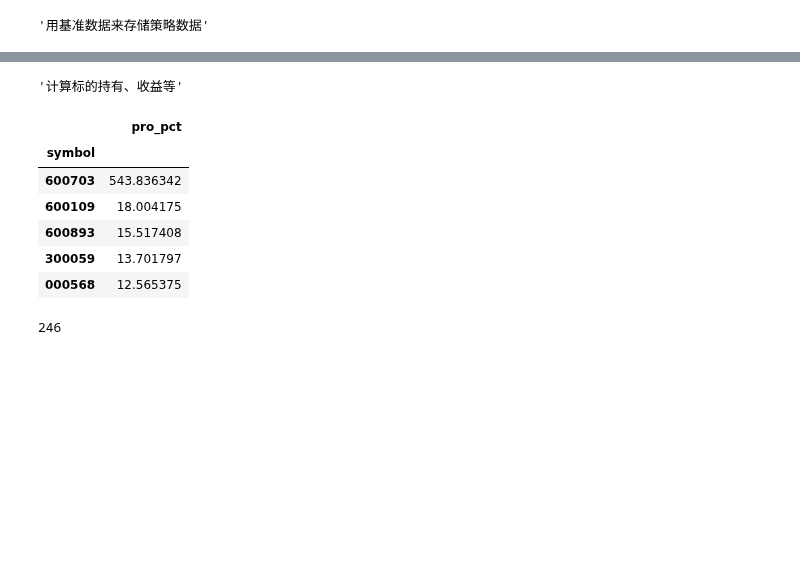
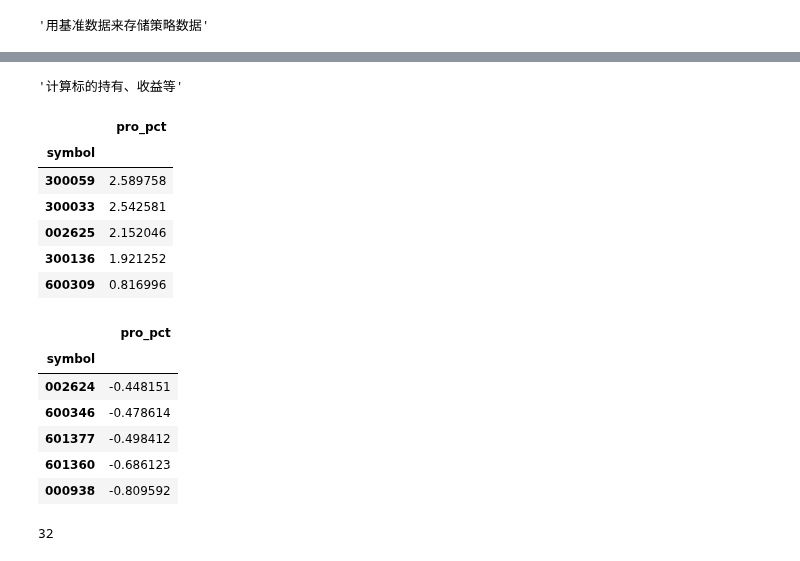
Before and after one commit to dxcv/ML4M, a Jupyter notebook: notebook/multi_system_common.ipynb, the cells around one changed output, grey strips where cells are left out. Cells and saved outputs as stored; diff of their text form; code cells hidden in the pictures; blank space fills up the shorter version.

```diff
--- a/notebook/multi_system_common.ipynb
+++ b/notebook/multi_system_common.ipynb
@@ -104,7 +104,7 @@ start_date = '2005-01-01'
 # start_date = '2012-01-01'
 # start_date = '2013-01-01'
 # start_date = '2014-01-01'
-# start_date = '2015-01-01'
+start_date = '2015-01-01'
 # start_date = '2015-07-01'
 # start_date = '2016-01-01'
 # start_date = '2017-01-01'
@@ -115,7 +115,7 @@ start_date = '2005-01-01'
 end_date = '2018-08-01'
 # end_date = time.strftime('%Y-%m-%d')
 
-TURTLE_POS = 50
+TURTLE_POS = 10
 ### Turtle System One - Short
 TURTLE_SHORT_BUY_N = 20
 TURTLE_SHORT_SELL_N = 20
@@ -127,7 +127,7 @@ TURTLE_LONG_SELL_N = 60
 IS_HAPPYMONEY = False
 IS_TAX = False
 IS_SLIPPAGE = False
-IS_RANDOM_BUY = True
+IS_RANDOM_BUY = False
 IS_FILTER = False
 IS_MARKETUP = False
 IS_BUYBENCHMARK = True
@@ -247,6 +247,7 @@ show_df.loc[:, 'PROPERTY'] = START_MONEY
 PROPERTY = START_MONEY
 CASH = START_MONEY
 IS_MARKETUP = True
+IS_RANDOM_BUY = False
 count_day = 0
 yesterday = None
 miss_buy_short = 0
@@ -580,6 +575,7 @@ Wall time: 2min 34s
 PROPERTY = START_MONEY
 CASH = START_MONEY
 IS_MARKETUP = False
+IS_RANDOM_BUY = False
 count_day = 0
 yesterday = None
 miss_buy_short = 0
@@ -1014,39 +990,47 @@ df['pro_pct'] = (df.sell_price - df.buy_price) / df.buy_price
 # df.loc[1].sell_date
 # df.loc[1].sell_date.to_timestamp()
 
 # df = df.astype(dtype={'sell_date': 'datetime64[ns]', 'buy_date': 'datetime64[ns]', 'cash':'int'})
 df = df.astype(dtype={'cash': 'int', 'profit': 'int'})
 # df.loc[1].sell_date
 
 # type(df[1].sell_date)
 df['h_days'] = (df.sell_date - df.buy_date)
 # df.loc[1].h_days
 # type(df.loc[1].h_days)
 
 df['h_days'] = df['h_days'].apply(lambda x: 1 if x == 0 else x)
 # df.loc[1].h_days
 
 df['per_d'] = df.pro_pct / df.h_days * 365
 # df['per_d'] = df.apply(lambda x: x.pro_pct / x.h_days)
 
 # df
 # df.sort_values(by='pro_pct', ascending=False)
 # df.sort_values(by='per_d', ascending=False)
 
 df = df.loc[:, ['symbol', 'pro_pct']]
 df = df.groupby(by='symbol').sum()
 df.sort_values(by='pro_pct', ascending=False).head(5)
+df.sort_values(by='pro_pct', ascending=False).tail(5)
 len(df)
 # %% [output]
 '计算标的持有、收益等'
 |  | pro_pct |
 | symbol |  |
-| 600703 | 543.836342 |
-| 600109 | 18.004175 |
-| 600893 | 15.517408 |
-| 300059 | 13.701797 |
-| 000568 | 12.565375 |
+| 300059 | 2.589758 |
+| 300033 | 2.542581 |
+| 002625 | 2.152046 |
+| 300136 | 1.921252 |
+| 600309 | 0.816996 |
+|  | pro_pct |
+| symbol |  |
+| 002624 | -0.448151 |
+| 600346 | -0.478614 |
+| 601377 | -0.498412 |
+| 601360 | -0.686123 |
+| 000938 | -0.809592 |
-246
+32
 # %%
 %matplotlib inline
 
```
Also changed, not shown: parts of 7 cells of this notebook, 4 other files.
